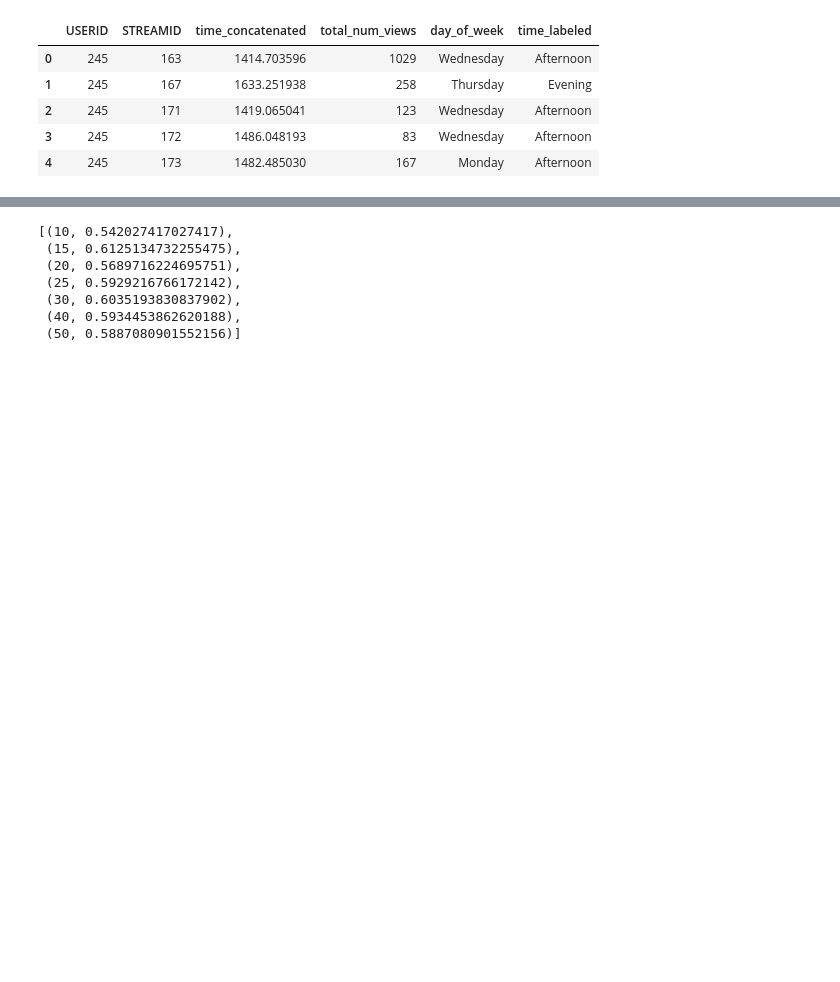
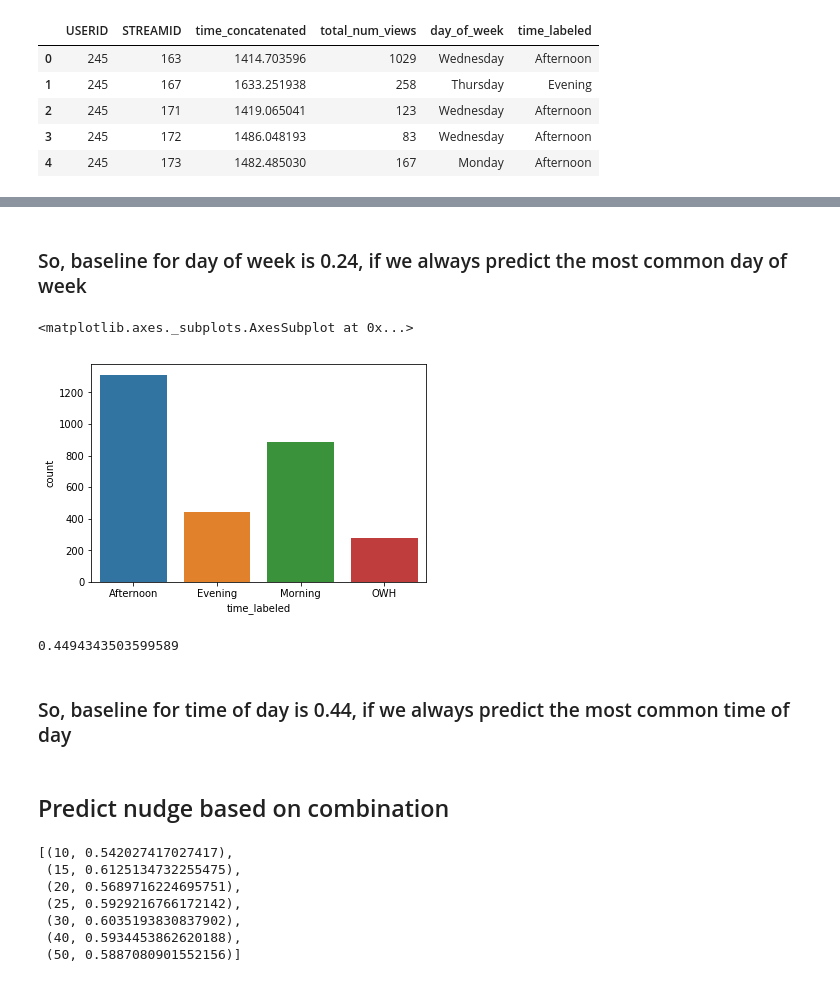
Before and after one commit to ace-racer/ContextualRecommender, a Jupyter notebook: hybird_recommender/evaluation/Evaluate generated Nudges.ipynb, the cells around one changed output, grey strips where cells are left out. Drawn from its saved outputs; the diff is of its cells as text; code cells hidden in the pictures; blank space fills up the shorter version.

```diff
--- a/hybird_recommender/evaluation/Evaluate generated Nudges.ipynb
+++ b/hybird_recommender/evaluation/Evaluate generated Nudges.ipynb
@@ -61,3 +71,17 @@ actual_user_views_df.head()
+# %% [markdown]
+### So, baseline for day of week is 0.24, if we always predict the most common day of week
+# %%
+import seaborn as sns
+sns.countplot(x="time_labeled", data=actual_user_views_df)
+# %% [output]
+<matplotlib.axes._subplots.AxesSubplot at 0x...>
+[figure, added]
+# %%
+actual_user_views_df[actual_user_views_df["time_labeled"] == "Afternoon"].shape[0]/actual_user_views_df.shape[0]
+# %% [output]
+0.4494343503599589
+# %% [markdown]
+### So, baseline for time of day is 0.44, if we always predict the most common time of day
 # %%
 def predict_day_time_for_nudge(userid, streamid, choose_best=True):
     # get the details from the user df
@@ -97,6 +121,8 @@ def predict_day_time_for_nudge(userid, streamid, choose_best=True):
             time_to_recommend = (time_to_recommend_by_stream, time_to_recommend_by_user)
 
         return day_to_recommend, time_to_recommend, None
+# %% [markdown]
+## Predict nudge based on combination
 # %%
 nudge_predictions_time_of_day = []
 nudge_predictions_day = []
```
Also changed, not shown: parts of 16 cells of this notebook.
